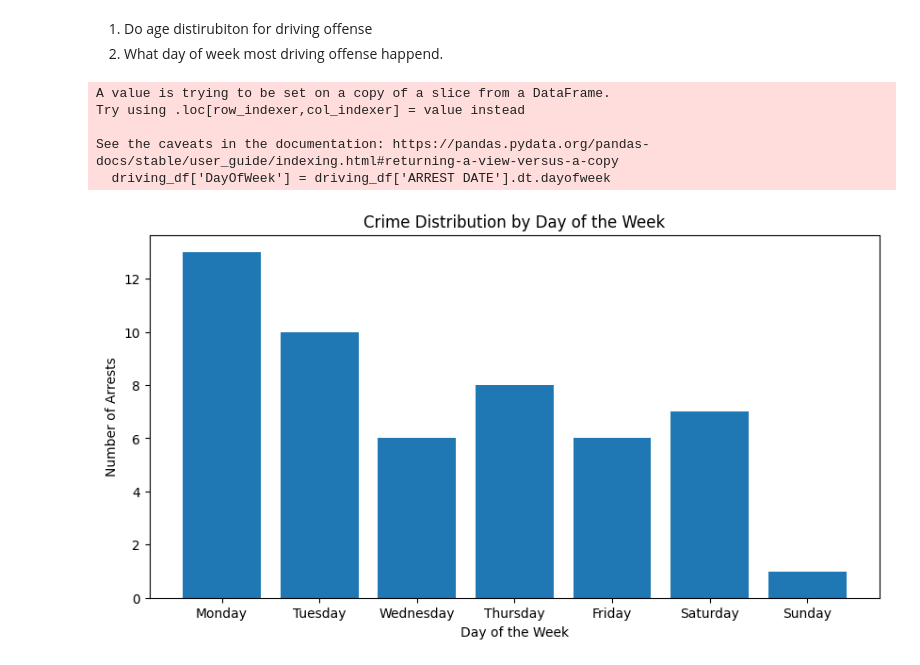
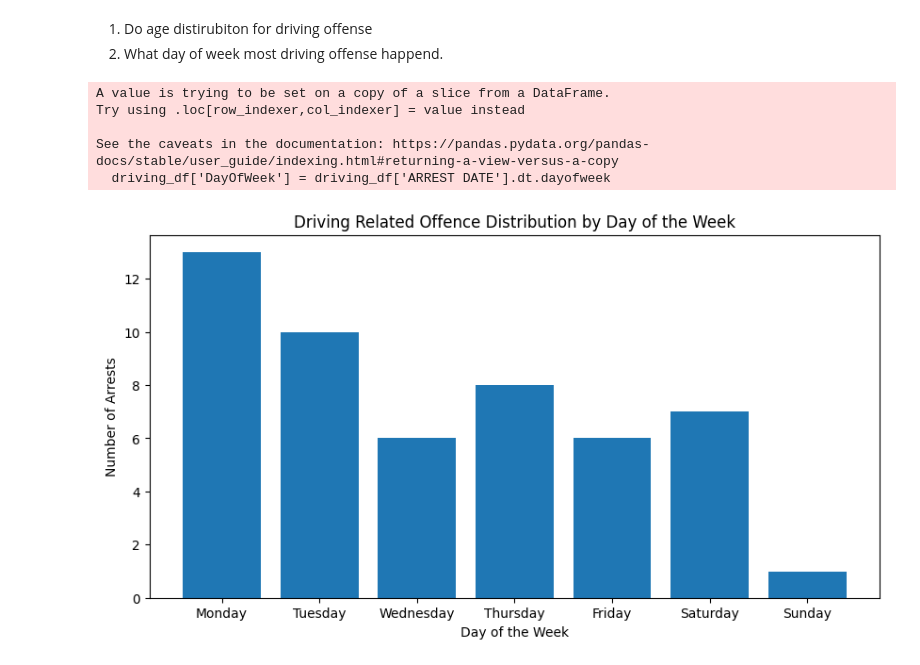
Before and after one commit to adinsa1/DATA205-PROJECT, a Jupyter notebook: AssefaData205Project.ipynb, the cells around one changed output. Saved outputs shown, nothing was run; the diff lists cells and outputs as text; code cells hidden in the pictures.

```diff
--- a/AssefaData205Project.ipynb
+++ b/AssefaData205Project.ipynb
@@ -136,32 +138,32 @@ plt.show()
 
 # # Convert 'ARREST_DATE' to datetime objects if it's not already
 # if not pd.api.types.is_datetime64_any_dtype(df['ARREST DATE']):
 #   df['ARREST DATE'] = pd.to_datetime(df['ARREST DATE'])
 
 # Extract the day of the week (0=Monday, 6=Sunday)
 driving_df['DayOfWeek'] = driving_df['ARREST DATE'].dt.dayofweek
 
 # Group by day of the week and count the number of arrests
 day_counts = driving_df.groupby('DayOfWeek')['ARREST DATE'].count()
 
 
 
 # Map the day of the week index to its name
 day_names = ['Monday', 'Tuesday', 'Wednesday', 'Thursday', 'Friday', 'Saturday', 'Sunday']
 
 
 
 # Create a bar graph
 plt.figure(figsize=(10, 5))
 plt.bar(day_names, day_counts)
 plt.xlabel("Day of the Week")
 plt.ylabel("Number of Arrests")
-plt.title("Crime Distribution by Day of the Week")
+plt.title("Driving Related Offence Distribution by Day of the Week")
 plt.show()
 # %% [output]
 A value is trying to be set on a copy of a slice from a DataFrame.
 Try using .loc[row_indexer,col_indexer] = value instead
 
 See the caveats in the documentation: https://pandas.pydata.org/pandas-docs/stable/user_guide/indexing.html#returning-a-view-versus-a-copy
   driving_df['DayOfWeek'] = driving_df['ARREST DATE'].dt.dayofweek
-[figure, old version]
+[figure, new version]
```
Also changed, not shown: parts of 2 cells of this notebook.
